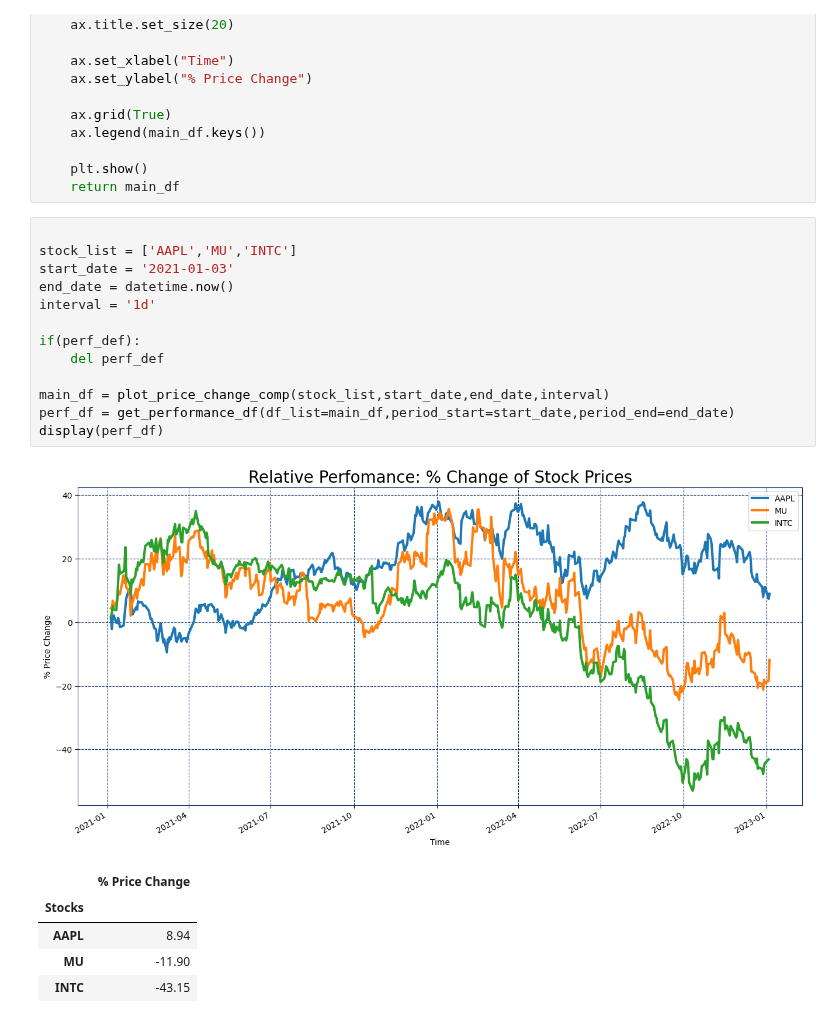
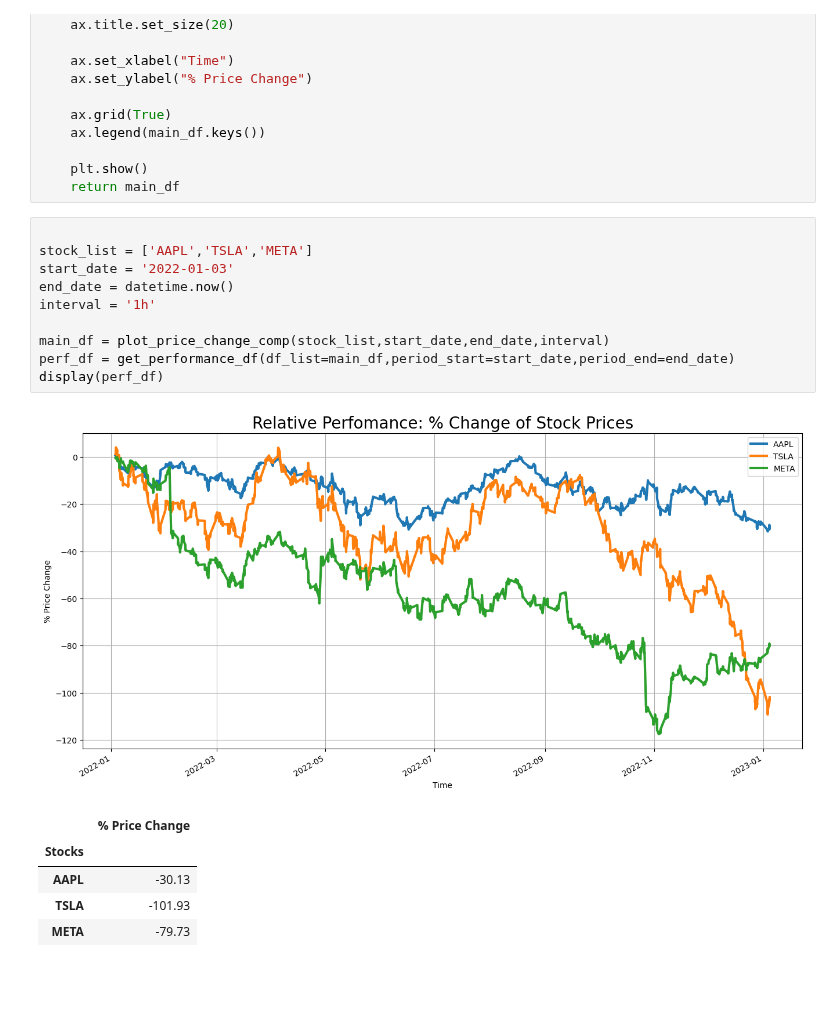
Before and after one commit to sabawi/getstockdata, a Jupyter notebook: dataframes_tests.ipynb, the cells around one changed output. Cells and saved outputs as stored; diff of their text form; blank space fills up the shorter version.

```diff
--- a/dataframes_tests.ipynb
+++ b/dataframes_tests.ipynb
@@ -82,24 +85,21 @@ def plot_price_change_comp(stock_list,start_date,end_date,interval):
     return main_df
 # %%
 
-stock_list = ['AAPL','MU','INTC']
-start_date = '2021-01-03'
+stock_list = ['AAPL','TSLA','META']
+start_date = '2022-01-03'
 end_date = datetime.now()
-interval = '1d'
-
-if(perf_def):
-    del perf_def
+interval = '1h'
 
 main_df = plot_price_change_comp(stock_list,start_date,end_date,interval)
 perf_df = get_performance_df(df_list=main_df,period_start=start_date,period_end=end_date)
 display(perf_df)
 # %% [output]
-[figure, old version]
+[figure, new version]
 |  | % Price Change |
 | Stocks |  |
-| AAPL | 8.94 |
-| MU | -11.90 |
-| INTC | -43.15 |
+| AAPL | -30.13 |
+| TSLA | -101.93 |
+| META | -79.73 |
 # %%
 def check_sma(price_history: object, SMA_lookback_in_dayes: int) -> float:
 
```
Also changed, not shown: parts of 3 cells of this notebook.
